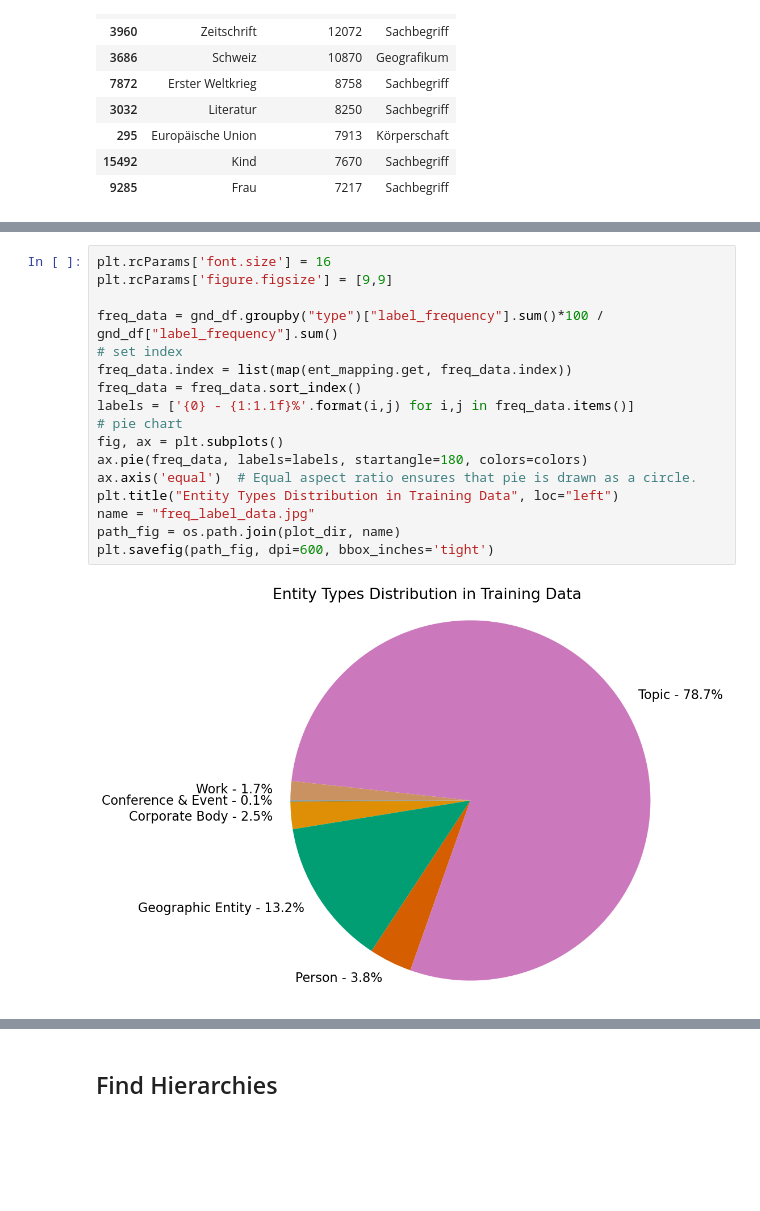
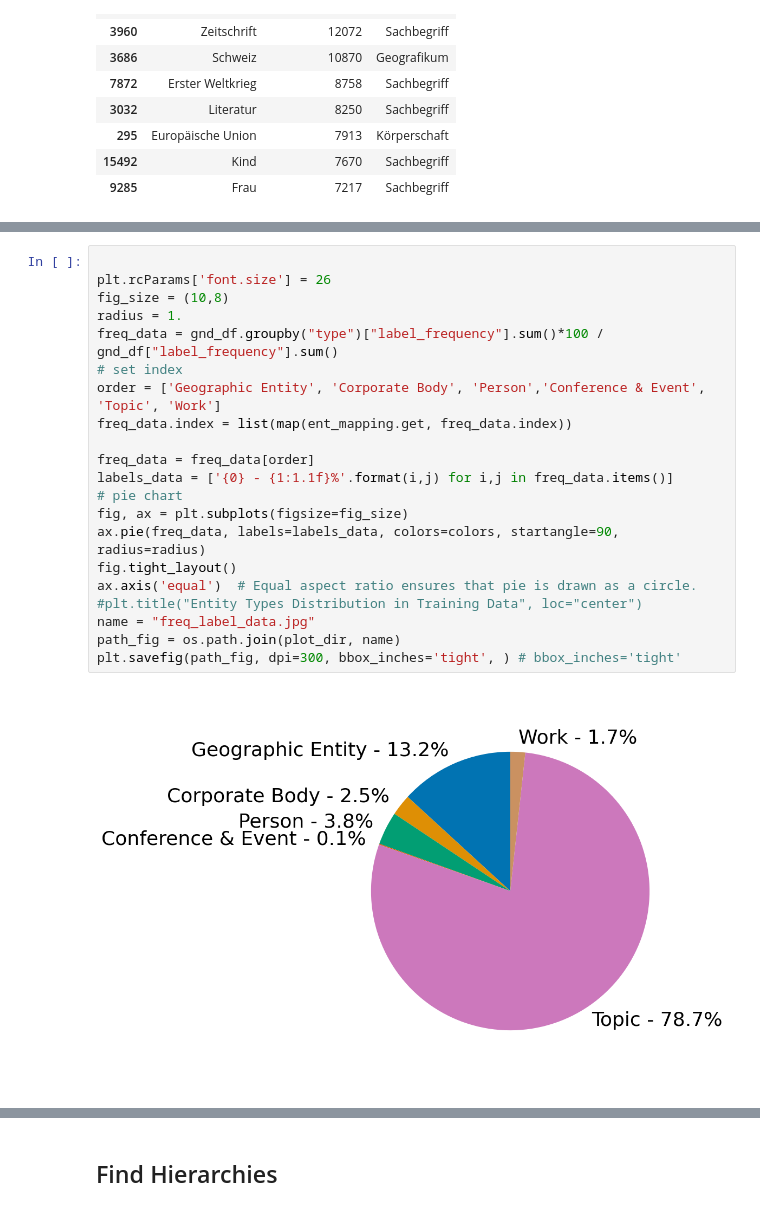
Before and after one commit to katjakon/xmlc-knowledge, a Jupyter notebook: notebooks/figures.ipynb, the cells around one changed output, grey strips where cells are left out. Saved outputs shown, nothing was run; the diff lists cells and outputs as text; blank space fills up the shorter version.

Commit message:
Update on figures

```diff
--- a/notebooks/figures.ipynb
+++ b/notebooks/figures.ipynb
@@ -291,20 +291,24 @@ plt.show()
 # %%
-plt.rcParams['font.size'] = 16
-plt.rcParams['figure.figsize'] = [9,9]
 
+plt.rcParams['font.size'] = 26
+fig_size = (10,8)
+radius = 1.
 freq_data = gnd_df.groupby("type")["label_frequency"].sum()*100 / gnd_df["label_frequency"].sum()
 # set index
+order = ['Geographic Entity', 'Corporate Body', 'Person','Conference & Event', 'Topic', 'Work']
 freq_data.index = list(map(ent_mapping.get, freq_data.index))
-freq_data = freq_data.sort_index()
-labels = ['{0} - {1:1.1f}%'.format(i,j) for i,j in freq_data.items()]
+
+freq_data = freq_data[order]
+labels_data = ['{0} - {1:1.1f}%'.format(i,j) for i,j in freq_data.items()]
 # pie chart
-fig, ax = plt.subplots()
-ax.pie(freq_data, labels=labels, startangle=180, colors=colors)
+fig, ax = plt.subplots(figsize=fig_size)
+ax.pie(freq_data, labels=labels_data, colors=colors, startangle=90, radius=radius)
+fig.tight_layout()
 ax.axis('equal')  # Equal aspect ratio ensures that pie is drawn as a circle.
-plt.title("Entity Types Distribution in Training Data", loc="left")
+#plt.title("Entity Types Distribution in Training Data", loc="center")
 name = "freq_label_data.jpg"
 path_fig = os.path.join(plot_dir, name)
-plt.savefig(path_fig, dpi=600, bbox_inches='tight')
+plt.savefig(path_fig, dpi=300, bbox_inches='tight', ) # bbox_inches='tight'
 # %% [output]
-[figure, old version]
+[figure, new version]
 # %%
```
Also changed, not shown: parts of 4 cells of this notebook, 2 other files.
